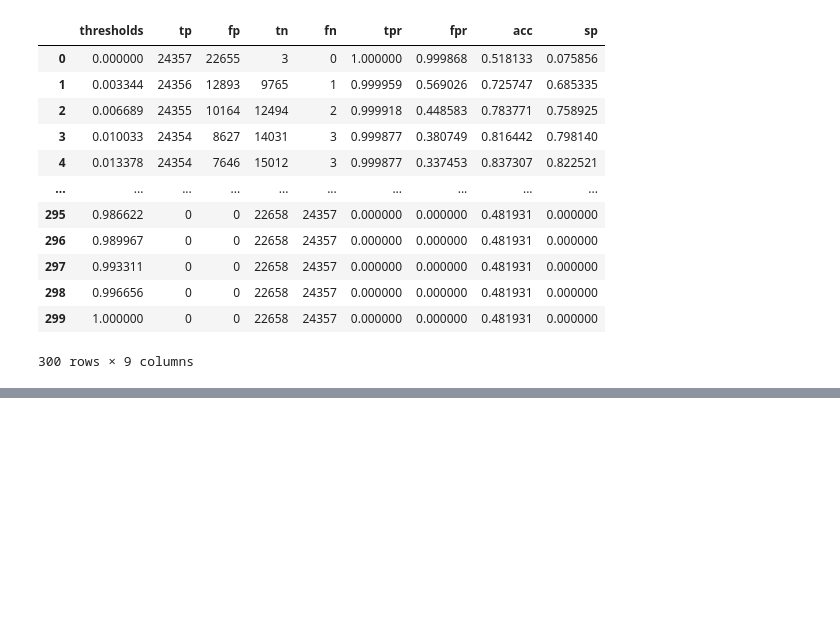
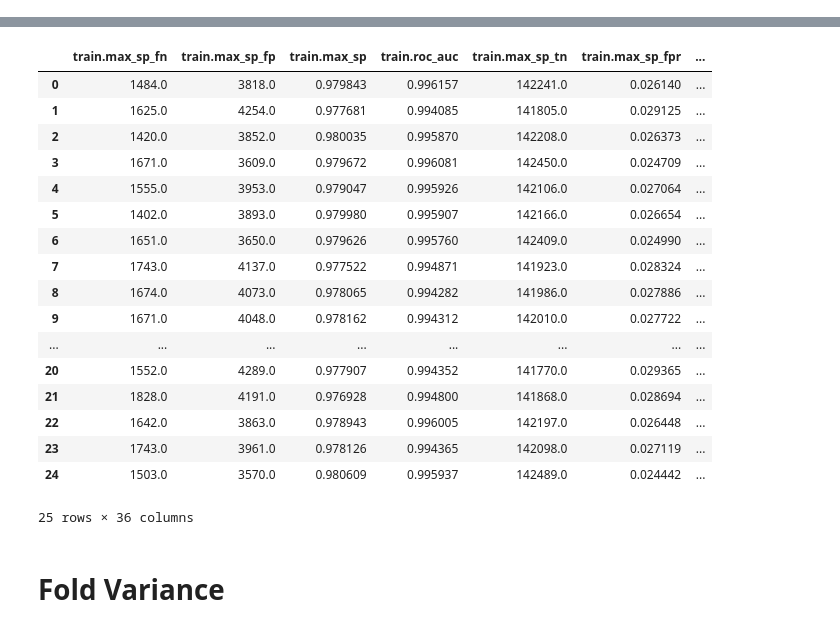
Before and after one commit to lucasbanunes/boosted-lorenzetti, a Jupyter notebook: analyze_kfold.ipynb, the cells around one changed output, grey strips where cells are left out. Saved outputs shown, nothing was run; the diff lists cells and outputs as text; code cells hidden in the pictures; blank space fills up the shorter version.

```diff
--- a/analyze_kfold.ipynb
+++ b/analyze_kfold.ipynb
@@ -68,20 +46,0 @@ metrics_df
-# %%
-val_eval_df = load_mlflow_csv(
-    run_id=run_id,
-    artifact_path='val_eval_df.csv'
-)
-val_eval_df
-# %% [output]
-|  | thresholds | tp | fp | tn | fn | tpr | fpr | acc | sp |
-| 0 | 0.000000 | 24357 | 22655 | 3 | 0 | 1.000000 | 0.999868 | 0.518133 | 0.075856 |
-| 1 | 0.003344 | 24356 | 12893 | 9765 | 1 | 0.999959 | 0.569026 | 0.725747 | 0.685335 |
-| 2 | 0.006689 | 24355 | 10164 | 12494 | 2 | 0.999918 | 0.448583 | 0.783771 | 0.758925 |
-| 3 | 0.010033 | 24354 | 8627 | 14031 | 3 | 0.999877 | 0.380749 | 0.816442 | 0.798140 |
-| 4 | 0.013378 | 24354 | 7646 | 15012 | 3 | 0.999877 | 0.337453 | 0.837307 | 0.822521 |
-| ... | ... | ... | ... | ... | ... | ... | ... | ... | ... |
-| 295 | 0.986622 | 0 | 0 | 22658 | 24357 | 0.000000 | 0.000000 | 0.481931 | 0.000000 |
-| 296 | 0.989967 | 0 | 0 | 22658 | 24357 | 0.000000 | 0.000000 | 0.481931 | 0.000000 |
-| 297 | 0.993311 | 0 | 0 | 22658 | 24357 | 0.000000 | 0.000000 | 0.481931 | 0.000000 |
-| 298 | 0.996656 | 0 | 0 | 22658 | 24357 | 0.000000 | 0.000000 | 0.481931 | 0.000000 |
-| 299 | 1.000000 | 0 | 0 | 22658 | 24357 | 0.000000 | 0.000000 | 0.481931 | 0.000000 |
-300 rows × 9 columns
@@ -87,0 +62,5 @@ val_eval_df
+# %%
+max_sp = kfold_job.metrics['val.max_sp'].max()
+logging.info(f'Maximum SP over all folds: {max_sp:.4f}')
+kfold_job.metrics
+# %% [output]
@@ -88,3 +68,23 @@ val_eval_df
+|  | train.max_sp_fn | train.max_sp_fp | train.max_sp | train.roc_auc | train.max_sp_tn | train.max_sp_fpr | ... |
+| 0 | 1484.0 | 3818.0 | 0.979843 | 0.996157 | 142241.0 | 0.026140 | ... |
+| 1 | 1625.0 | 4254.0 | 0.977681 | 0.994085 | 141805.0 | 0.029125 | ... |
+| 2 | 1420.0 | 3852.0 | 0.980035 | 0.995870 | 142208.0 | 0.026373 | ... |
+| 3 | 1671.0 | 3609.0 | 0.979672 | 0.996081 | 142450.0 | 0.024709 | ... |
+| 4 | 1555.0 | 3953.0 | 0.979047 | 0.995926 | 142106.0 | 0.027064 | ... |
+| 5 | 1402.0 | 3893.0 | 0.979980 | 0.995907 | 142166.0 | 0.026654 | ... |
+| 6 | 1651.0 | 3650.0 | 0.979626 | 0.995760 | 142409.0 | 0.024990 | ... |
+| 7 | 1743.0 | 4137.0 | 0.977522 | 0.994871 | 141923.0 | 0.028324 | ... |
+| 8 | 1674.0 | 4073.0 | 0.978065 | 0.994282 | 141986.0 | 0.027886 | ... |
+| 9 | 1671.0 | 4048.0 | 0.978162 | 0.994312 | 142010.0 | 0.027722 | ... |
+| ... | ... | ... | ... | ... | ... | ... | ... |
+| 20 | 1552.0 | 4289.0 | 0.977907 | 0.994352 | 141770.0 | 0.029365 | ... |
+| 21 | 1828.0 | 4191.0 | 0.976928 | 0.994800 | 141868.0 | 0.028694 | ... |
+| 22 | 1642.0 | 3863.0 | 0.978943 | 0.996005 | 142197.0 | 0.026448 | ... |
+| 23 | 1743.0 | 3961.0 | 0.978126 | 0.994365 | 142098.0 | 0.027119 | ... |
+| 24 | 1503.0 | 3570.0 | 0.980609 | 0.995937 | 142489.0 | 0.024442 | ... |
+25 rows × 36 columns
+# %% [markdown]
+# Fold Variance
 # %%
 fig, ax = plt.subplots()
 ax.grid(linestyle='--', alpha=0.5, color='k')
```
Also changed, not shown: parts of 17 cells of this notebook, 8 other files.
